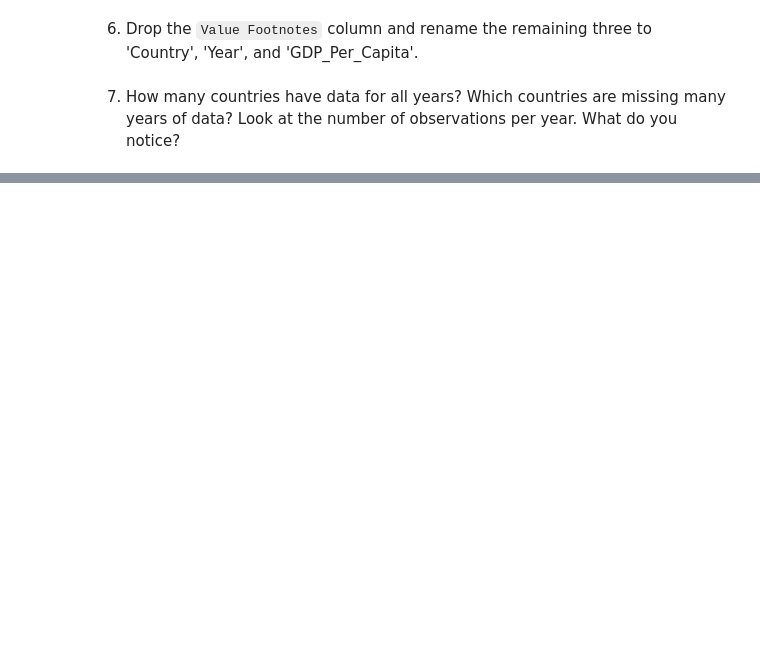
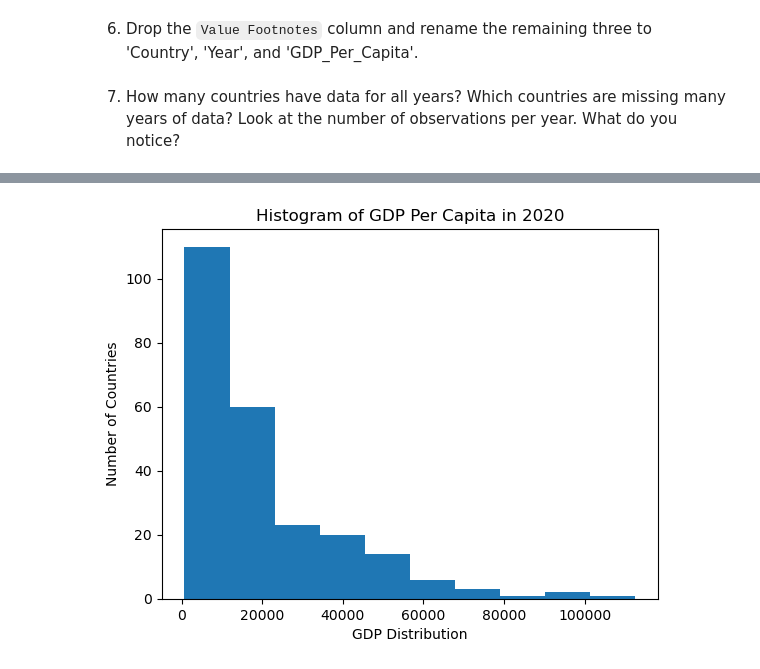
Before and after one commit to NSS-Data-Analytics-Cohort-8/gdp-and-internet-usage-wesiswes629, a Jupyter notebook: notebooks/un_gdp.ipynb, the cells around one changed output, grey strips where cells are left out. Drawn from its saved outputs; the diff is of its cells as text; code cells hidden in the pictures; blank space fills up the shorter version.

```diff
--- a/notebooks/un_gdp.ipynb
+++ b/notebooks/un_gdp.ipynb
@@ -66,0 +72,10 @@ There are 37 countries with missing years.
+# %%
+filter_gdp_2020 = gdp_df.loc[gdp_df["Year"] ==2020]
+gdp_2020 = filter_gdp_2020[["GDP_Per_Capita"]]
+plt.hist(gdp_2020)
+plt.xlabel("GDP Distribution")
+plt.ylabel("Number of Countries")
+plt.title("Histogram of GDP Per Capita in 2020")
+plt.show()
+# %% [output]
+[figure, added]
```
Also changed, not shown: parts of 7 cells of this notebook.
